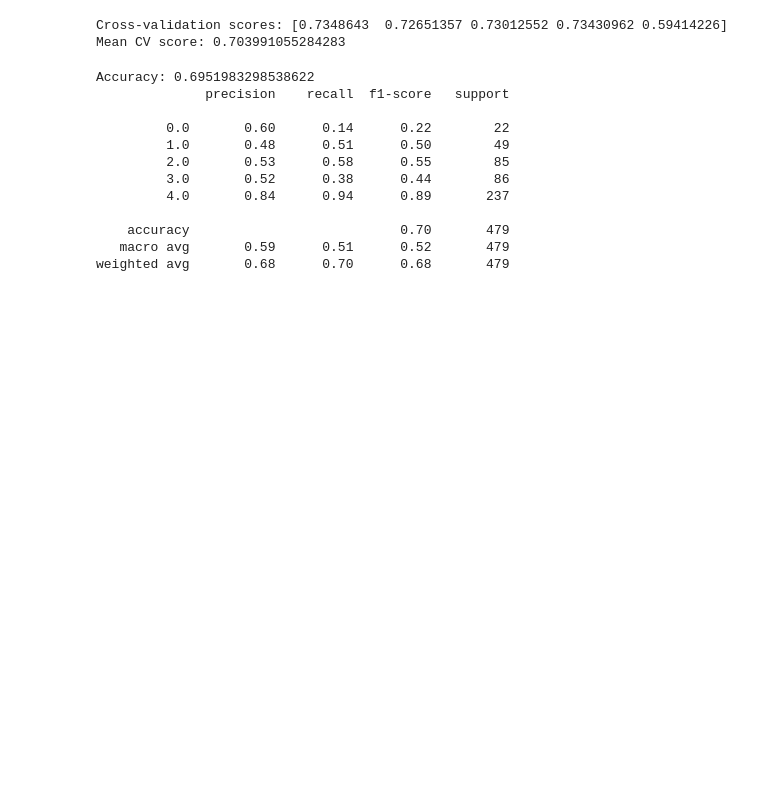
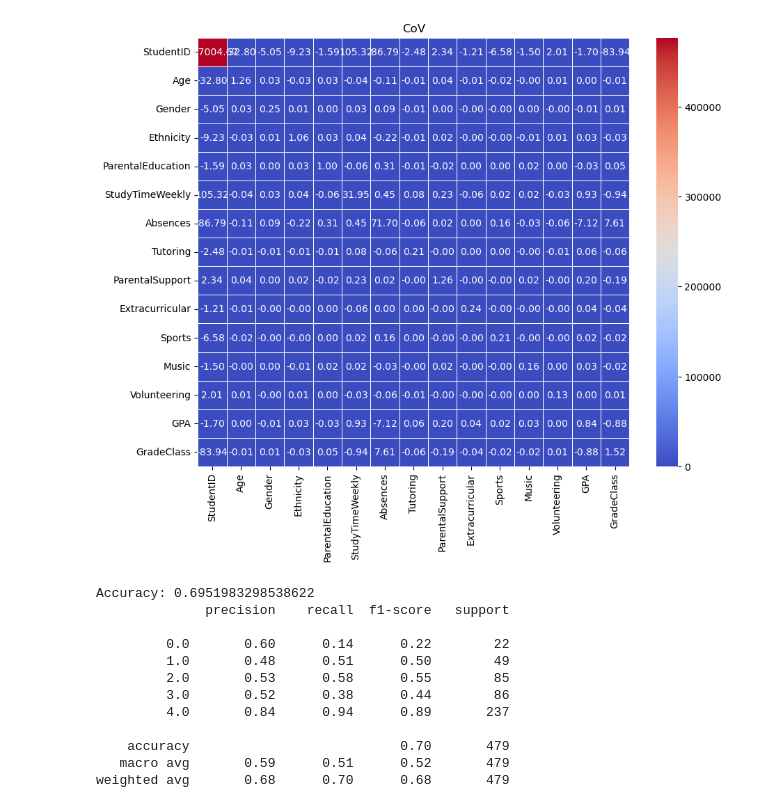
Before and after one commit to MLuc24/SIC, a Jupyter notebook: Cross-validation.ipynb, the cells around one changed output. Drawn from its saved outputs; the diff is of its cells as text; code cells hidden in the pictures; blank space fills up the shorter version.

```diff
--- a/Cross-validation.ipynb
+++ b/Cross-validation.ipynb
@@ -1,31 +1,22 @@
 # %%
+import numpy as np
 import pandas as pd
+import seaborn as sns
 from sklearn.model_selection import train_test_split, cross_val_score
-from sklearn.ensemble import RandomForestClassifier
-from sklearn.metrics import classification_report, accuracy_score
-from sklearn.preprocessing import StandardScaler
-import seaborn as sns
+from sklearn.ensemble import RandomForestRegressor
+from sklearn.metrics import mean_squared_error
+from sklearn.metrics import mean_absolute_error
 import matplotlib.pyplot as plt
-
-data = pd.read_csv('Student_performance_data _.csv')
-
-X = data.drop(['StudentID', 'GPA', 'GradeClass'], axis=1)
-y = data['GradeClass']
-
-X = pd.get_dummies(X, drop_first=True)
-
-scaler = StandardScaler()
-X_scaled = scaler.fit_transform(X)
-
-model = RandomForestClassifier()
-
-cv_scores = cross_val_score(model, X_scaled, y, cv=5)  # Sử dụng 5-fold cross-validation
-
-print('Cross-validation scores:', cv_scores)
-print('Mean CV score:', cv_scores.mean())
+from sklearn.metrics import r2_score
+from sklearn.metrics import f1_score
+df = pd.read_csv('Student_performance_data _.csv')
+cov_matrix = df.cov()
+plt.figure(figsize=(10, 8))
+sns.heatmap(cov_matrix, annot=True, cmap='coolwarm', fmt='.2f', linewidths=0.5)
+plt.title('CoV')
+plt.show()
 # %% [output]
-Cross-validation scores: [0.7348643  0.72651357 0.73012552 0.73430962 0.59414226]
-Mean CV score: 0.703991055284283
+[figure, added]
 # %%
 
 X_train, X_test, y_train, y_test = train_test_split(X_scaled, y, test_size=0.2, random_state=42)
```
